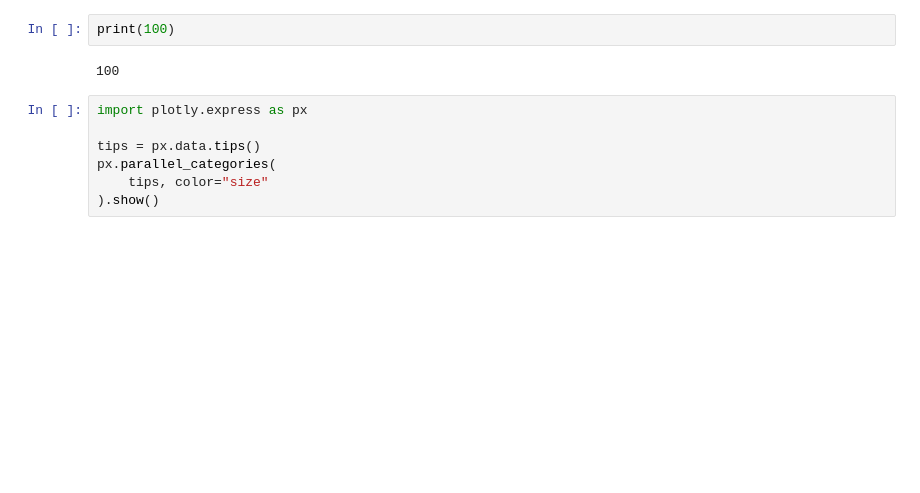
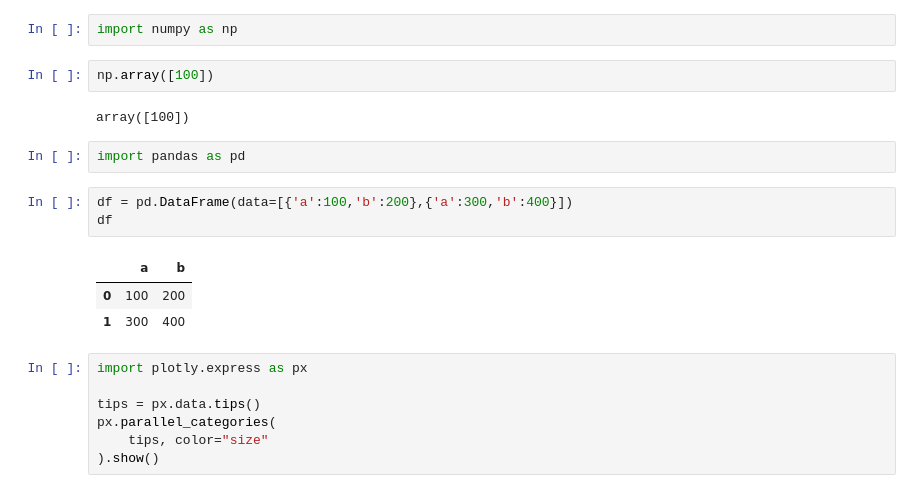
Before and after one commit to satotka/vs-jupter, a Jupyter notebook: hello.ipynb, the cells around one changed output. Saved outputs shown, nothing was run; the diff lists cells and outputs as text; blank space fills up the shorter version.

```diff
--- a/hello.ipynb
+++ b/hello.ipynb
@@ -1,7 +1,18 @@
-# %%
-print(100)
-# %% [output]
-100
+# %%
+import numpy as np
+# %%
+np.array([100])
+# %% [output]
+array([100])
+# %%
+import pandas as pd
+# %%
+df = pd.DataFrame(data=[{'a':100,'b':200},{'a':300,'b':400}])
+df
+# %% [output]
+|  | a | b |
+| 0 | 100 | 200 |
+| 1 | 300 | 400 |
 # %%
 import plotly.express as px
 
```
